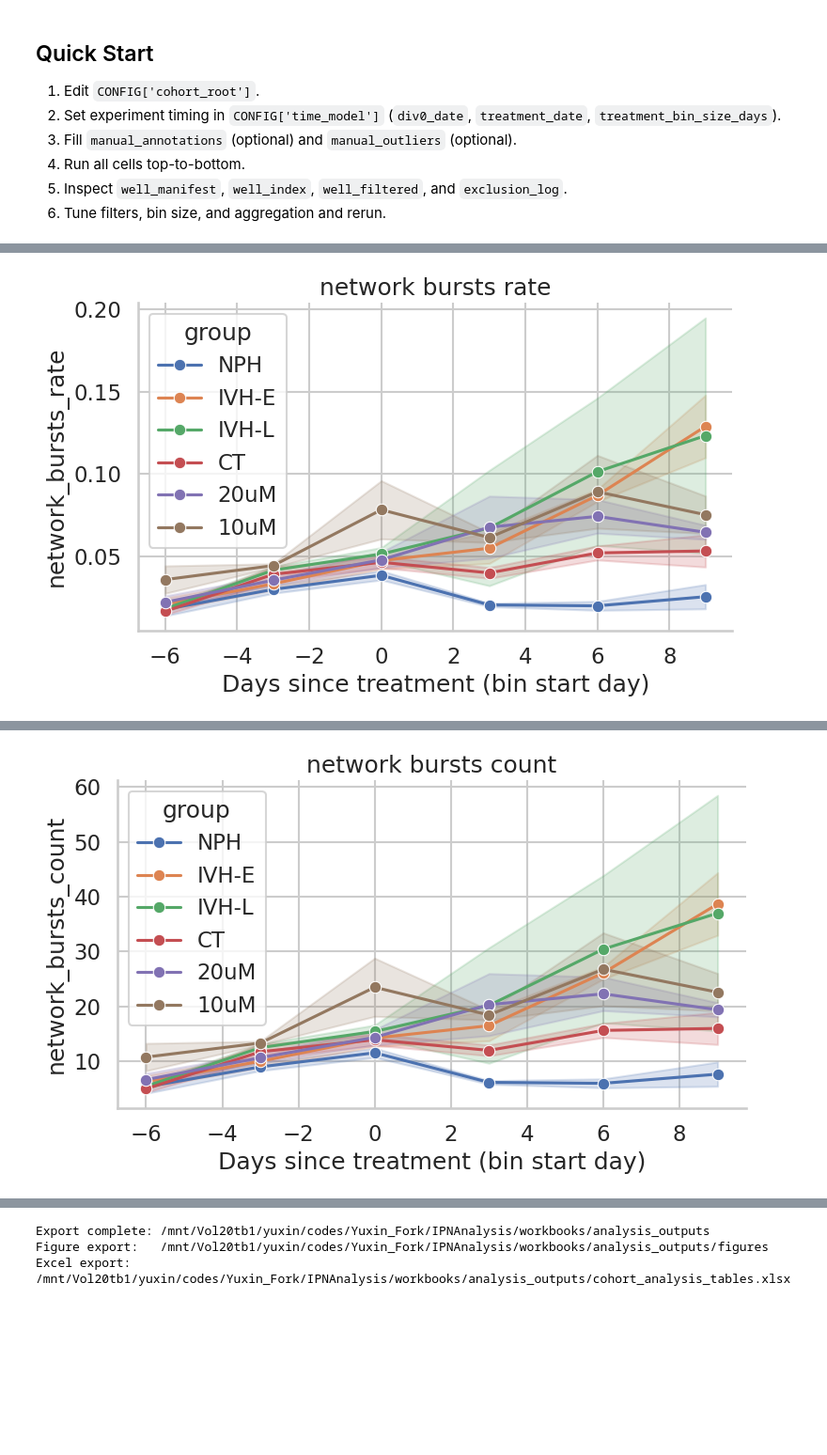
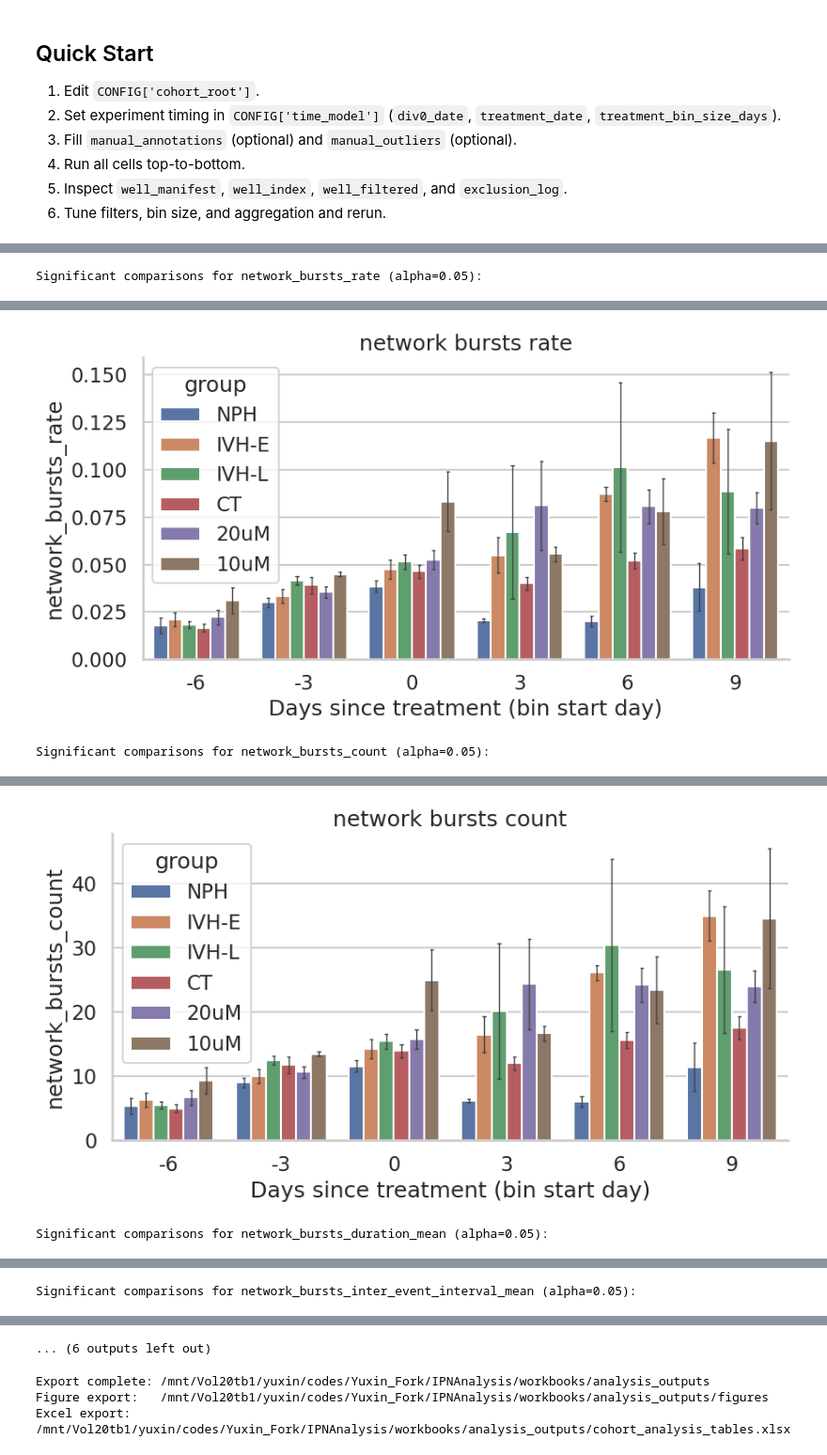
Before and after one commit to Yuxin-Ren-SZ/MEA_Analysis, a Jupyter notebook: IPNAnalysis/workbooks/Yuxin_Analysis.ipynb, the cells around one changed output, grey strips where cells are left out. Shown at 94% size. Drawn from its saved outputs; the diff is of its cells as text; code cells hidden in the pictures; blank space fills up the shorter version.

```diff
--- a/IPNAnalysis/workbooks/Yuxin_Analysis.ipynb
+++ b/IPNAnalysis/workbooks/Yuxin_Analysis.ipynb
@@ -138,7 +138,7 @@ CONFIG = {
         # {'chip_id': 'M08018', 'run_id': '000021', 'well_id': 'well003', 'assay': 'Network today'},
     ],
     'manual_outliers': [
-        {'well_id': 23, 'reason': 'Bad Plating'},
+        {'well_id': 'well022', 'reason': 'Excluded: physical well #23 (1-based)'},
         # Example:
         # {'chip_id': 'M08020', 'run_id': '000024', 'well_id': 'well005', 'reason': 'Electrode drift'},
     ],
@@ -195,6 +195,7 @@ CONFIG = {
         'palette': None,
         'minimum_wells_per_group_for_stats': 2,
         'multiple_testing_correction': 'bh',
+        'stats_alpha': 0.05,
     },
 }
 
@@ -1543,6 +1597,9 @@ def plot_metric_trajectory(
     group_order: list[str] | None = None,
     palette: dict[str, str] | None = None,
     x_label: str | None = None,
+    significant_stats_df: pd.DataFrame | None = None,
+    stats_alpha: float = 0.05,
+    print_significant: bool = False,
 ):
     if metric not in well_df.columns:
         print(f'Skip plot (metric missing): {metric}')
@@ -1557,47 +1614,77 @@ def plot_metric_trajectory(
         print(f'Skip plot (no data after NA drop): {metric}')
         return None, None
 
-    fig, ax = plt.subplots(figsize=(8, 5))
+    fig, ax = plt.subplots(figsize=(9, 5))
 
     if x_col and x_col in plot_df.columns:
+        plot_df[x_col] = pd.to_numeric(plot_df[x_col], errors='coerce')
         plot_df = plot_df.dropna(subset=[x_col])
-        sns.lineplot(
+        if plot_df.empty:
+            print(f'Skip plot (x-axis empty after NA drop): {metric}')
+            plt.close(fig)
+            return None, None
+
+        x_order = sorted(plot_df[x_col].unique().tolist())
+
+        sns.barplot(
             data=plot_df,
             x=x_col,
             y=metric,
             hue=group_col,
+            order=x_order,
             hue_order=group_order,
             palette=palette,
             estimator='mean',
             errorbar='se',
-            marker='o',
+            capsize=0.15,
+            err_kws={'linewidth': 1},
             ax=ax,
         )
         ax.set_xlabel(x_label if x_label else x_col)
+        ax.set_xticklabels([str(int(x)) if float(x).is_integer() else f'{x:.1f}' for x in x_order])
     else:
-        sns.boxplot(
+        sns.barplot(
             data=plot_df,
             x=group_col,
             y=metric,
             order=group_order,
             palette=palette,
+            estimator='mean',
+            errorbar='se',
+            capsize=0.15,
+            err_kws={'linewidth': 1},
             ax=ax,
         )
-        sns.stripplot(
-            data=plot_df,
-            x=group_col,
-            y=metric,
-            order=group_order,
-            color='black',
-            alpha=0.5,
-            jitter=0.2,
-            ax=ax,
-        )
+        ax.set_xlabel(group_col)
 
     ax.set_title(metric.replace('_', ' '))
     ax.set_ylabel(metric)
     sns.despine(ax=ax)
     fig.tight_layout()
+
+    if print_significant and significant_stats_df is not None and not significant_stats_df.empty:
+        metric_sig = significant_stats_df[significant_stats_df['metric'] == metric].copy()
+        if not metric_sig.empty:
+            sort_cols = [c for c in ['x_value', 'test_type', 'comparison'] if c in metric_sig.columns]
+            if sort_cols:
+                metric_sig = metric_sig.sort_values(sort_cols)
+            print(f'Significant comparisons for {metric} (alpha={stats_alpha}):')
+            show_cols = [
+                c for c in [
+                    'x_value',
+                    'test_type',
+                    'comparison',
+                    'statistic',
+                    'p_value',
+                    'p_adj',
+                    'effect_size',
+                    'n_group_1',
+                    'n_group_2',
+                ]
+                if c in metric_sig.columns
+            ]
+            display(metric_sig[show_cols])
+
     return fig, ax
 
 
@@ -1611,7 +1698,11 @@ for metric in preview_metrics:
         group_order=analysis_cfg['group_order'],
         palette=analysis_cfg['palette'],
         x_label=analysis_cfg.get('x_label'),
+        significant_stats_df=significant_stats,
+        stats_alpha=stats_alpha,
+        print_significant=True,
     )
     if fig is not None:
         plt.show()
 # %% [output]
+Significant comparisons for network_bursts_rate (alpha=0.05):
@@ -1618 +1721,2 @@ for metric in preview_metrics:
-[figure, old version]
+[figure, new version]
+Significant comparisons for network_bursts_count (alpha=0.05):
@@ -1619 +1735,2 @@ for metric in preview_metrics:
-[figure, old version]
+[figure, new version]
+Significant comparisons for network_bursts_duration_mean (alpha=0.05):
@@ -1620,0 +1752 @@ for metric in preview_metrics:
+Significant comparisons for network_bursts_inter_event_interval_mean (alpha=0.05):
@@ -1624,3 +1772,4 @@ for metric in preview_metrics:
+... (6 outputs left out)
 # %%
 output_dir = Path(CONFIG['output_dir']).expanduser().resolve()
 fig_dir = output_dir / 'figures'
```
Also changed, not shown: parts of 13 cells of this notebook.
